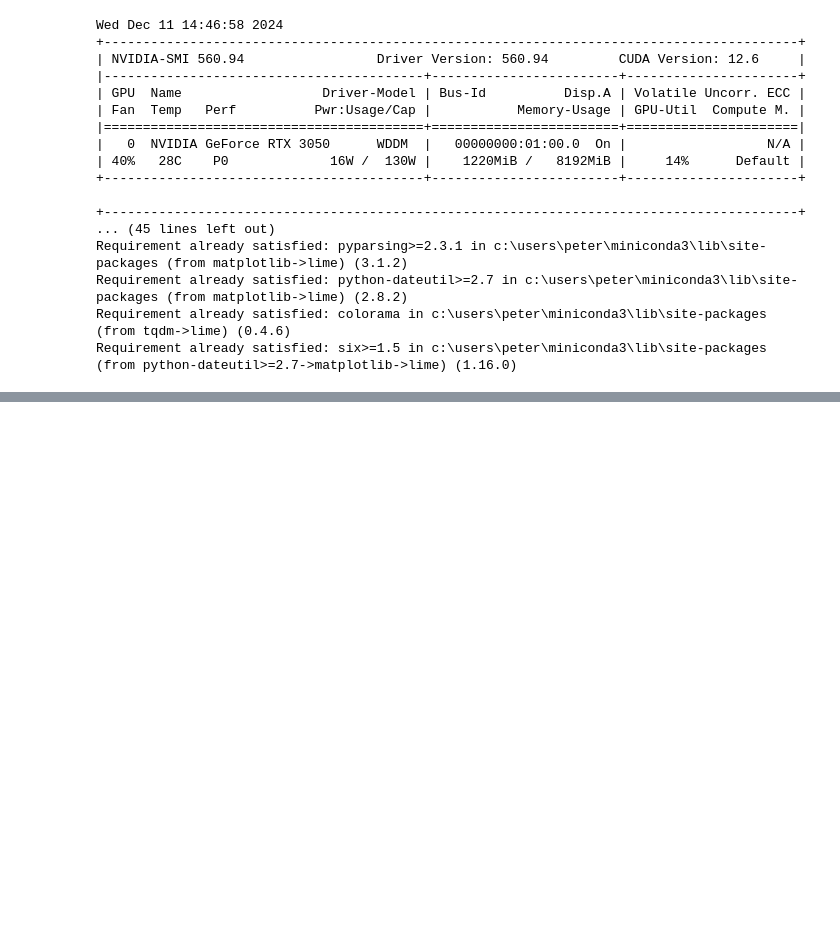
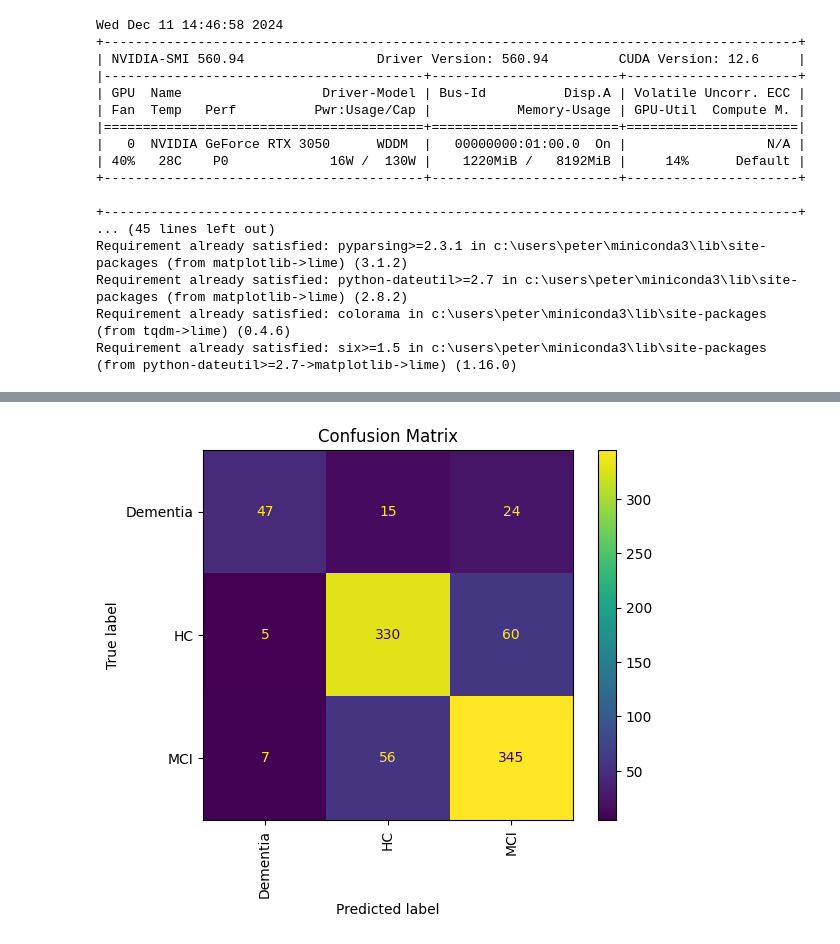
Before and after one commit to KathiWi44/SLP-RAD-C, a Jupyter notebook: Image_Detect/Res_Net.ipynb, the cells around one changed output, grey strips where cells are left out. Saved outputs shown, nothing was run; the diff lists cells and outputs as text; code cells hidden in the pictures; blank space fills up the shorter version.

Commit message:
Added classifciation for 3 classes

```diff
--- a/Image_Detect/Res_Net.ipynb
+++ b/Image_Detect/Res_Net.ipynb
@@ -409,10 +409,10 @@ def explain_with_lime(model, val_loader, device):
             break  # Explain one sample for demonstration
 
 # Preprocess dataset with SMOTE
-train_data_smote, train_labels_smote = apply_smote(train_loader)
+#train_data_smote, train_labels_smote = apply_smote(train_loader)
 
 # Train model with the new improvements
-train_model_with_smote_and_explainability(model, criterion, optimizer, train_loader, val_loader, device, epochs=15)
+#train_model_with_smote_and_explainability(model, criterion, optimizer, train_loader, val_loader, device, epochs=15)
 
 
 
@@ -420,7 +420,7 @@ train_model_with_smote_and_explainability(model, criterion, optimizer, train_loa
 #train_model(model, criterion, optimizer, train_loader, val_loader, device, epochs=15)
 
 # Save the final trained model
-torch.save(model.state_dict(), "final_spectrogram_classifier_15.pth")
+#torch.save(model.state_dict(), "final_spectrogram_classifier_15.pth")
 print("Model saved as final_spectrogram_classifier_15.pth")
 # %% [output]
 Using device: cuda
@@ -445,0 +647,82 @@ Model saved as final_spectrogram_classifier_15.pth
+# %%
+import os
+import torch
+import torch.nn as nn
+import torch.optim as optim
+from torchvision import datasets, transforms, models
+from torch.utils.data import DataLoader
+from sklearn.metrics import f1_score, precision_score, recall_score
+from torch.cuda.amp import GradScaler, autocast
+from sklearn.utils.class_weight import compute_class_weight
+from imblearn.over_sampling import SMOTE
+from lime.lime_image import LimeImageExplainer
+from skimage.segmentation import mark_boundaries
+import matplotlib.pyplot as plt
+import numpy as np
+
+# Check if GPU is available
+device = torch.device("cuda" if torch.cuda.is_available() else "cpu")
+print(f"Using device: {device}")
+
+# Define data directories
+data_dir = r"F:\Peter\ML_exp\PROCESS-V1\Spectrograms_3"  # Replace with the path to the spectrograms
+
+# Dynamically get the list of classes based on subfolders
+class_names = sorted(next(os.walk(data_dir))[1])  # List of folder names
+num_classes = len(class_names)
+print(f"Detected classes: {class_names}, Number of classes: {num_classes}")
+
+# Define transformations for the training and validation datasets
+transform = transforms.Compose([
+    transforms.Resize((128, 128)),  # Resize to optimize memory usage
+    transforms.ToTensor(),
+    transforms.Normalize(mean=[0.5, 0.5, 0.5], std=[0.5, 0.5, 0.5])
+])
+
+# Prepare datasets and split into train/validation sets
+dataset = datasets.ImageFolder(data_dir, transform=transform)
+train_size = int(0.8 * len(dataset))
+val_size = len(dataset) - train_size
+train_dataset, val_dataset = torch.utils.data.random_split(dataset, [train_size, val_size])
+
+train_loader = DataLoader(train_dataset, batch_size=16, shuffle=True, num_workers=2)
+val_loader = DataLoader(val_dataset, batch_size=16, shuffle=False, num_workers=2)
+
+# Define the model (using a pre-trained MobileNetV2)
+from torchvision.models import mobilenet_v2
+model = mobilenet_v2(weights="IMAGENET1K_V1")
+num_ftrs = model.last_channel
+
+# Modify the final layer to match the number of classes
+model.classifier[1] = nn.Linear(num_ftrs, num_classes)
+model = model.to(device)
+
+# Define the loss function and optimizer
+criterion = nn.CrossEntropyLoss()
+optimizer = optim.Adam(model.parameters(), lr=0.0001)
+
+# Mixed precision training setup
+scaler = GradScaler()
+
+# Calculate metrics function
+def calculate_metrics(y_true, y_pred, average='weighted'):
+    f1 = f1_score(y_true, y_pred, average=average, zero_division=0)
+    precision = precision_score(y_true, y_pred, average=average, zero_division=0)
+    recall = recall_score(y_true, y_pred, average=average, zero_division=0)
+    return f1, precision, recall
+
+# SMOTE and other training functions remain unchanged...
+
+# Train the model with the new functionality
+train_model_with_plots_and_explainability(
+    model, criterion, optimizer, train_loader, val_loader, device, epochs=15
+)
+# Train the model with confusion matrix functionality / updated
+#train_model_with_confusion_matrix(
+#    model, criterion, optimizer, train_loader, val_loader, device, epochs=20
+#)
+
+# Save the final trained model
+torch.save(model.state_dict(), "final_spectrogram_classifier_dynamic.pth")
+print("Model saved as final_spectrogram_classifier_dynamic.pth")
+# %% [output]
@@ -445,0 +746 @@ Model saved as final_spectrogram_classifier_15.pth
+[figure, added]
```
Also changed, not shown: parts of 5 cells of this notebook, 1 other file.
